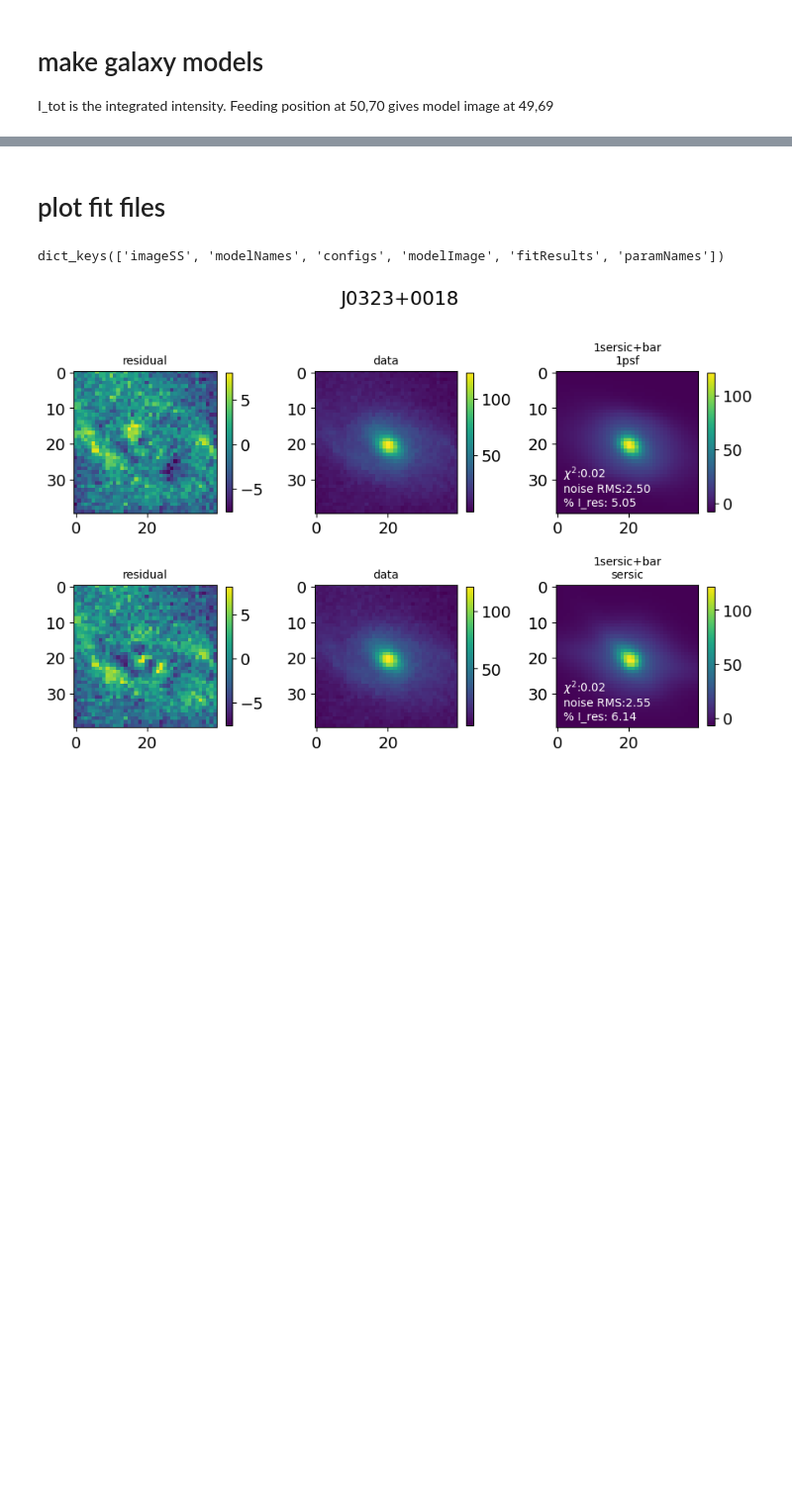
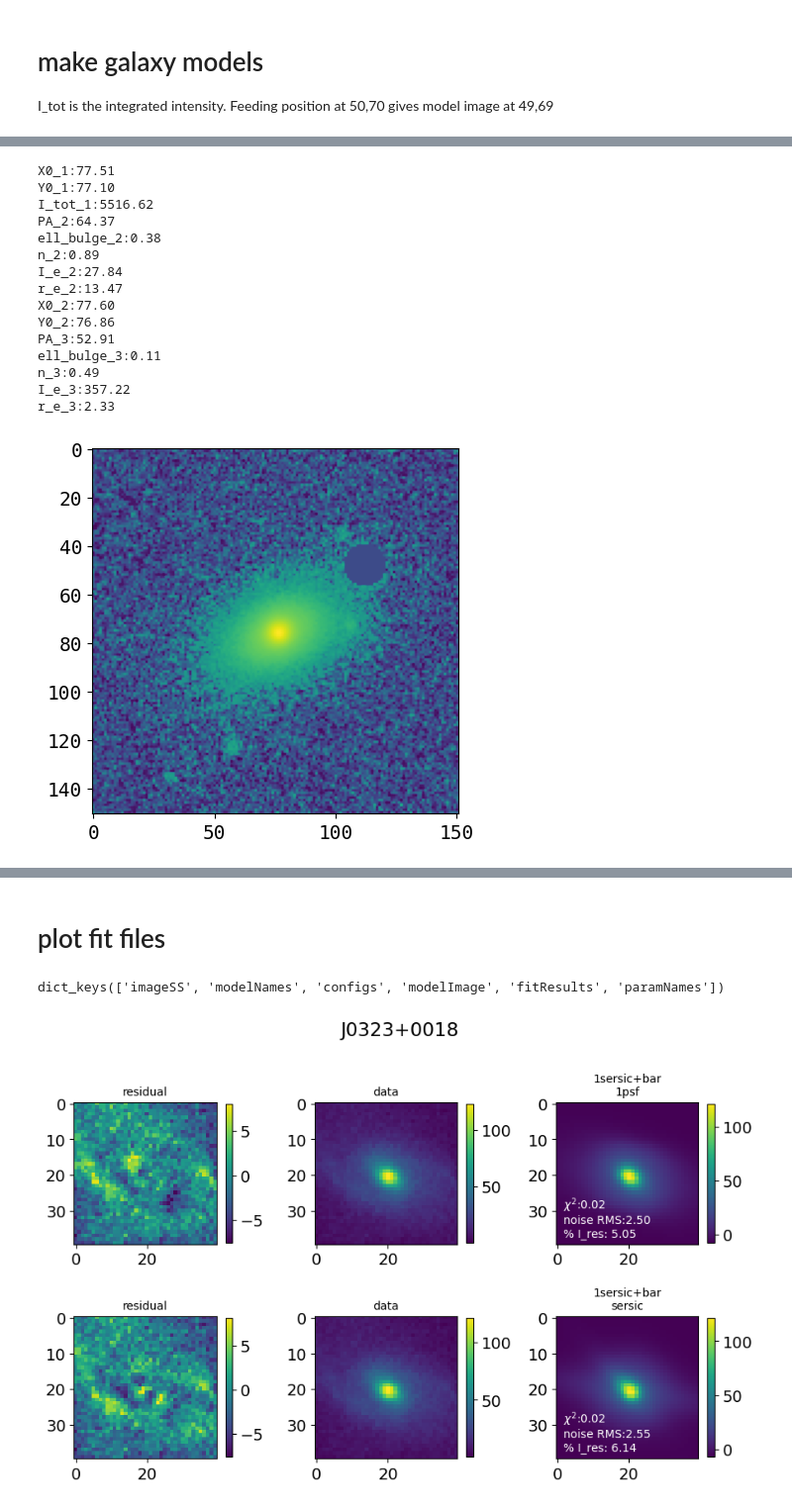
Before and after one commit to insepien/dualAGN, a Jupyter notebook: scrap_notebooks/checkFit.ipynb, the cells around one changed output, grey strips where cells are left out. Shown at 99% size. Cells and saved outputs as stored; diff of their text form; code cells hidden in the pictures; blank space fills up the shorter version.

```diff
--- a/scrap_notebooks/checkFit.ipynb
+++ b/scrap_notebooks/checkFit.ipynb
@@ -793,0 +788,22 @@ save_data(modelname,image=imageAGN_bs, model=model,configs=[config0],modelIms=[m
+# %%
+with open(os.path.expanduser("/home/insepien/research-data/agn-result/fit/final_fit_nb/J0400-0652.pkl"),"rb") as f:
+    d = pickle.load(f)
+plt.imshow(d['imageSS'],norm='symlog')
+[print(f"{d['paramNames'][i]}:{d['fitResults'][0].params[i]:.2f}") for i in range(len(d['paramNames']))];
+# %% [output]
+X0_1:77.51
+Y0_1:77.10
+I_tot_1:5516.62
+PA_2:64.37
+ell_bulge_2:0.38
+n_2:0.89
+I_e_2:27.84
+r_e_2:13.47
+X0_2:77.60
+Y0_2:76.86
+PA_3:52.91
+ell_bulge_3:0.11
+n_3:0.49
+I_e_3:357.22
+r_e_3:2.33
+[figure, added]
```
Also changed, not shown: parts of 11 cells of this notebook, 8 other files.
